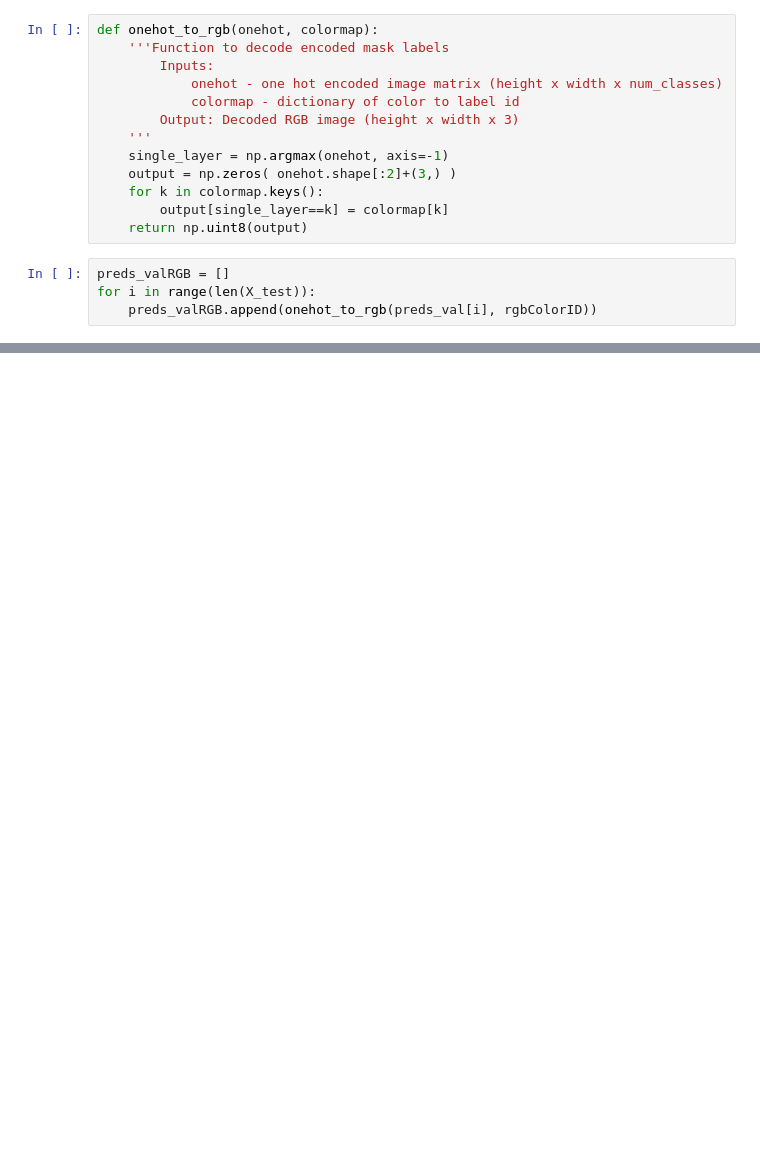
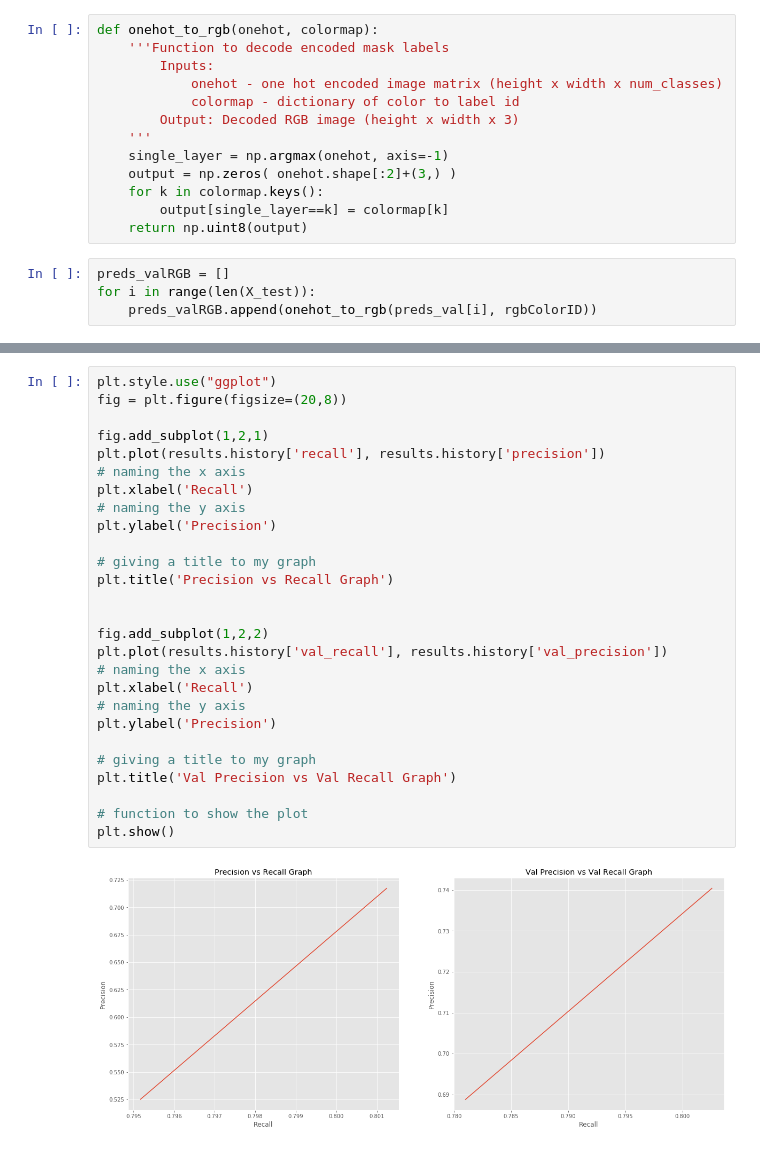
Before and after one commit to Eashwar-S/Semantic_Segmentation, a Jupyter notebook: U-net/MulticlassUnet-Cityscrapes.ipynb, the cells around one changed output, grey strips where cells are left out. Cells and saved outputs as stored; diff of their text form; blank space fills up the shorter version.

```diff
--- a/U-net/MulticlassUnet-Cityscrapes.ipynb
+++ b/U-net/MulticlassUnet-Cityscrapes.ipynb
@@ -364,0 +366,29 @@ ax3.grid(False)
+# %%
+plt.style.use("ggplot")
+fig = plt.figure(figsize=(20,8))
+
+fig.add_subplot(1,2,1)
+plt.plot(results.history['recall'], results.history['precision'])
+# naming the x axis
+plt.xlabel('Recall')
+# naming the y axis
+plt.ylabel('Precision')
+
+# giving a title to my graph
+plt.title('Precision vs Recall Graph')
+
+
+fig.add_subplot(1,2,2)
+plt.plot(results.history['val_recall'], results.history['val_precision'])
+# naming the x axis
+plt.xlabel('Recall')
+# naming the y axis
+plt.ylabel('Precision')
+
+# giving a title to my graph
+plt.title('Val Precision vs Val Recall Graph')
+
+# function to show the plot
+plt.show()
+# %% [output]
+[figure, added]
```
Also changed, not shown: parts of 23 cells of this notebook.
